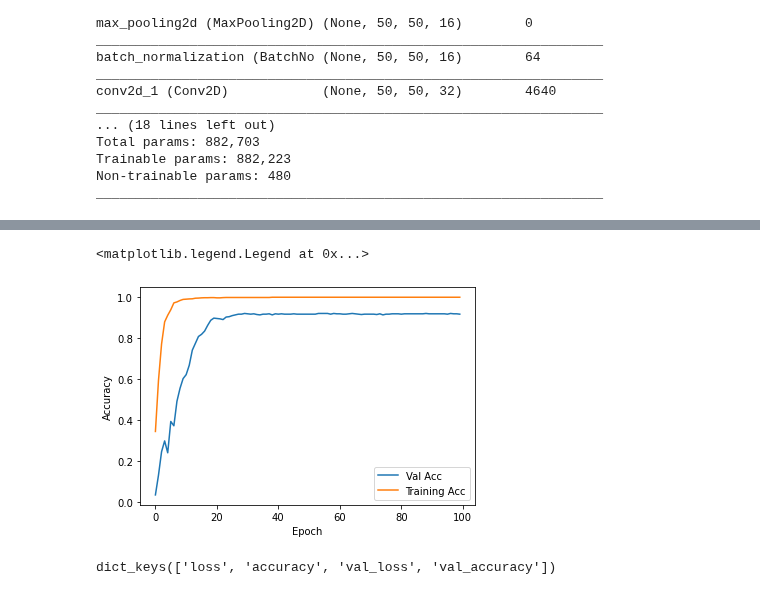
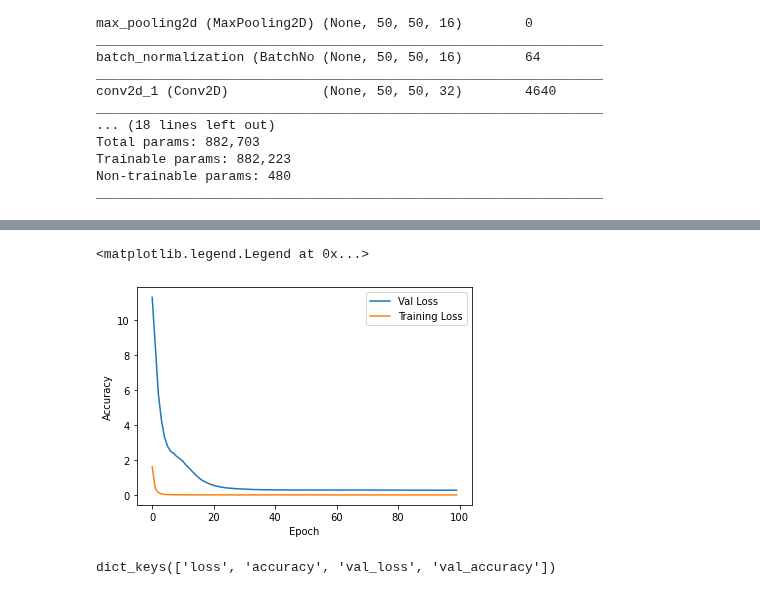
Before and after one commit to thesuhas/Leaf-Classification-Medicinal, a Jupyter notebook: cnn.ipynb, the cells around one changed output, grey strips where cells are left out. Drawn from its saved outputs; the diff is of its cells as text; code cells hidden in the pictures.

```diff
--- a/cnn.ipynb
+++ b/cnn.ipynb
@@ -231,7 +234,7 @@ model = Sequential([
     layers.Dense(num_classes, activation='softmax', kernel_initializer=initializer)
 ])
 # %%
-model.compile(optimizer='adam', loss=tf.keras.losses.SparseCategoricalCrossentropy(from_logits=True), metrics=['accuracy'])
+model.compile(optimizer='adam', loss=tf.keras.losses.SparseCategoricalCrossentropy(from_logits=False), metrics=['accuracy'])
 # %%
 X_train.shape
 # %% [output]
@@ -262,6 +265,6 @@ callback = tf.keras.callbacks.EarlyStopping(monitor='loss', patience=20)
 # Start TensorBoard.
 #%tensorboard --logdir logs/image
 
-history = model.fit(x=X_train, y=y_train, epochs=epochs, validation_data = (X_val, y_val), use_multiprocessing = True, batch_size=64, callbacks=[callback])
+history = model.fit(x=X_train, y=y_train, epochs=epochs, validation_data = (X_val, y_val), use_multiprocessing = True, batch_size=64)
 # %% [output]
 Epoch 1/100
@@ -284,13 +287,13 @@ Epoch 100/100
 # %%
 plt.figure()
-plt.plot([i for i in range(epochs)], history.history['val_accuracy'], label='Val Acc')
-plt.plot([i for i in range(epochs)], history.history['accuracy'], label='Training Acc')
+plt.plot([i for i in range(epochs)], history.history['val_loss'], label='Val Loss')
+plt.plot([i for i in range(epochs)], history.history['loss'], label='Training Loss')
 plt.xlabel('Epoch')
 plt.ylabel('Accuracy')
 plt.legend()
 # %% [output]
 <matplotlib.legend.Legend at 0x...>
-[figure, old version]
+[figure, new version]
 # %%
 history.history.keys()
 # %% [output]
```
Also changed, not shown: parts of 9 cells of this notebook.
